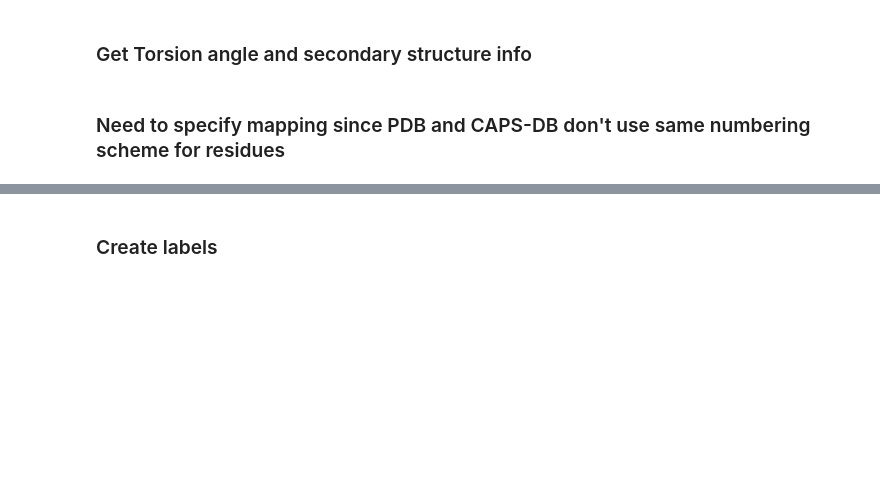
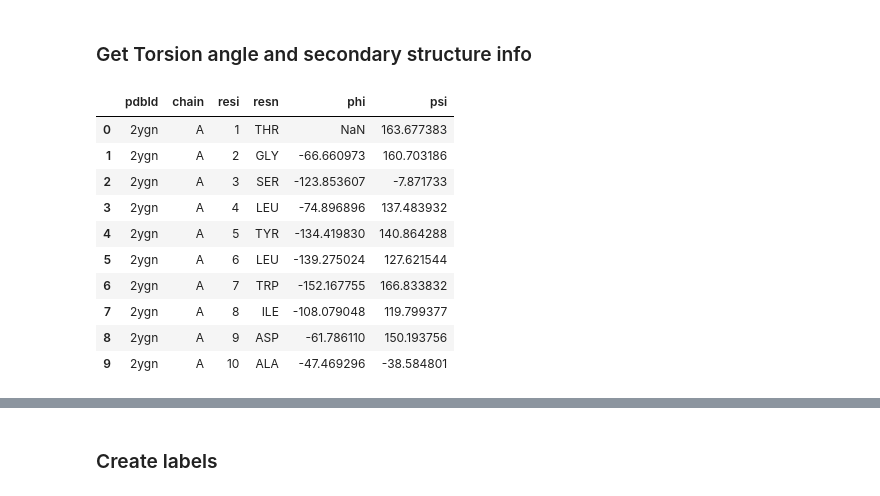
Before and after one commit to bouralab/ProteinFragmenter, a Jupyter notebook: CapsDB-preprocdata.ipynb, the cells around one changed output, grey strips where cells are left out. Cells and saved outputs as stored; diff of their text form; code cells hidden in the pictures; blank space fills up the shorter version.

```diff
--- a/CapsDB-preprocdata.ipynb
+++ b/CapsDB-preprocdata.ipynb
@@ -79,5 +51,19 @@ resi_abbr_map = {'ALA': 'A'
 # %% [markdown]
 ### Get Torsion angle and secondary structure info ###
+# %%
+data.head(10)
+# %% [output]
+|  | pdbId | chain | resi | resn | phi | psi |
+| 0 | 2ygn | A | 1 | THR | NaN | 163.677383 |
+| 1 | 2ygn | A | 2 | GLY | -66.660973 | 160.703186 |
+| 2 | 2ygn | A | 3 | SER | -123.853607 | -7.871733 |
+| 3 | 2ygn | A | 4 | LEU | -74.896896 | 137.483932 |
+| 4 | 2ygn | A | 5 | TYR | -134.419830 | 140.864288 |
+| 5 | 2ygn | A | 6 | LEU | -139.275024 | 127.621544 |
+| 6 | 2ygn | A | 7 | TRP | -152.167755 | 166.833832 |
+| 7 | 2ygn | A | 8 | ILE | -108.079048 | 119.799377 |
+| 8 | 2ygn | A | 9 | ASP | -61.786110 | 150.193756 |
+| 9 | 2ygn | A | 10 | ALA | -47.469296 | -38.584801 |
 # %%
 df1 = capsdb.toPandas()
 df = pd.merge(data, df1, left_on=('pdbId','chain'), right_on=('pdbid','chain'), how='inner')
@@ -86,2 +70,0 @@ df['resabbr'] = df['resn'].map(resi_abbr_map)
-# %% [markdown]
-### Need to specify mapping since PDB and CAPS-DB don't use same numbering scheme for residues ###
```
Also changed, not shown: parts of 43 cells of this notebook.
